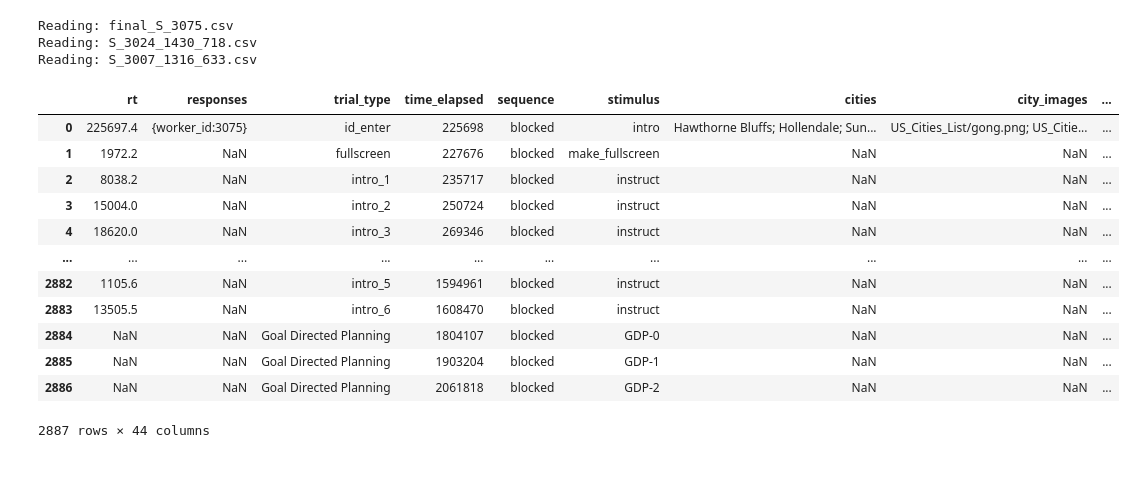
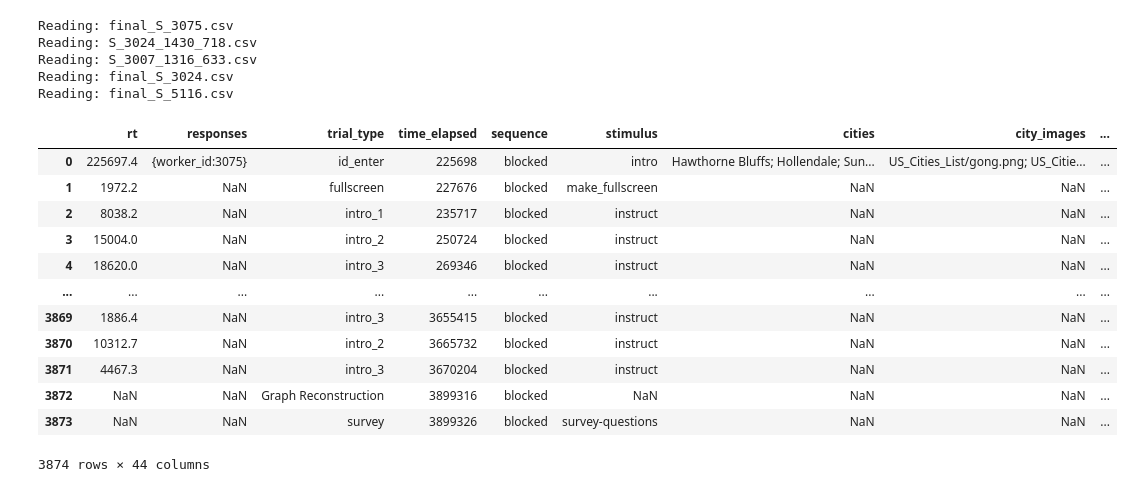
Before and after one commit to JerryGuo2001/GraphWalkFlights, a Jupyter notebook: Graph-Walk-Flight_Psiturk_by_Jerry_Rohin/data/analysis/GW_RA_analysis.ipynb, the cells around one changed output. Cells and saved outputs as stored; diff of their text form; code cells hidden in the pictures.

```diff
--- a/Graph-Walk-Flight_Psiturk_by_Jerry_Rohin/data/analysis/GW_RA_analysis.ipynb
+++ b/Graph-Walk-Flight_Psiturk_by_Jerry_Rohin/data/analysis/GW_RA_analysis.ipynb
@@ -6,46 +6,66 @@ import os
 import pandas as pd
 from statsmodels.stats.multicomp import pairwise_tukeyhsd
 folder_path = "../RA_data"
-
+folder_path_2 = "/Users/rohinpalsule/Downloads/RA_rep"
 df_list = []
 
 # Iterate through all CSV files in the folder
 for file in os.listdir(folder_path):
     if file.endswith(".csv"):  # Check if the file is a CSV
         file_path = os.path.join(folder_path, file)
         print(f"Reading: {file}")
         try:
             df_individual = pd.read_csv(file_path, on_bad_lines='skip')
             if 'Peoria' in df_individual['cities'][0]:
                 df_individual['city_type'] = 'US'
             else: df_individual['city_type'] = 'Fictional'
             df_list.append(df_individual)
         except Exception as e:
             print(f"Error reading {file}: {e}")
 
+df_rep_list = []
+
+# Iterate through all CSV files in the folder
+for file in os.listdir(folder_path_2):
+    if file.endswith(".csv"):  # Check if the file is a CSV
+        file_path = os.path.join(folder_path_2, file)
+        print(f"Reading: {file}")
+        try:
+            df_individual = pd.read_csv(file_path, on_bad_lines='skip')
+            df_rep_list.append(df_individual)
+        except Exception as e:
+            print(f"Error reading {file}: {e}")
+
+# Concatenate all DataFrames
+df_rep = pd.concat(df_rep_list, ignore_index=True)
+df_rep['partid'] = df_rep['responses'].str.replace('{worker_id:',"").str.replace('}', '')
+df_rep['partid'] = df_rep['partid'].ffill()
+df_rep['sequence']=df_rep['sequence'].ffill()
 # Concatenate all DataFrames
 df_flights = pd.concat(df_list, ignore_index=True)
 df_flights['partid'] = df_flights['responses'].str.replace('{worker_id:',"").str.replace('}', '')
 df_flights['partid'] = df_flights['partid'].ffill()
 df_flights['sequence']=df_flights['sequence'].ffill()
 df_flights
 # %% [output]
 Reading: final_S_3075.csv
 Reading: S_3024_1430_718.csv
 Reading: S_3007_1316_633.csv
+Reading: final_S_3024.csv
+Reading: final_S_5116.csv
 |  | rt | responses | trial_type | time_elapsed | sequence | stimulus | cities | city_images | ... |
 | 0 | 225697.4 | {worker_id:3075} | id_enter | 225698 | blocked | intro | Hawthorne Bluffs; Hollendale; Sun... | US_Cities_List/gong.png; US_Citie... | ... |
 | 1 | 1972.2 | NaN | fullscreen | 227676 | blocked | make_fullscreen | NaN | NaN | ... |
 | 2 | 8038.2 | NaN | intro_1 | 235717 | blocked | instruct | NaN | NaN | ... |
 | 3 | 15004.0 | NaN | intro_2 | 250724 | blocked | instruct | NaN | NaN | ... |
 | 4 | 18620.0 | NaN | intro_3 | 269346 | blocked | instruct | NaN | NaN | ... |
 | ... | ... | ... | ... | ... | ... | ... | ... | ... | ... |
-| 2882 | 1105.6 | NaN | intro_5 | 1594961 | blocked | instruct | NaN | NaN | ... |
-| 2883 | 13505.5 | NaN | intro_6 | 1608470 | blocked | instruct | NaN | NaN | ... |
-| 2884 | NaN | NaN | Goal Directed Planning | 1804107 | blocked | GDP-0 | NaN | NaN | ... |
-| 2885 | NaN | NaN | Goal Directed Planning | 1903204 | blocked | GDP-1 | NaN | NaN | ... |
-| 2886 | NaN | NaN | Goal Directed Planning | 2061818 | blocked | GDP-2 | NaN | NaN | ... |
+| 3869 | 1886.4 | NaN | intro_3 | 3655415 | blocked | instruct | NaN | NaN | ... |
+| 3870 | 10312.7 | NaN | intro_2 | 3665732 | blocked | instruct | NaN | NaN | ... |
+| 3871 | 4467.3 | NaN | intro_3 | 3670204 | blocked | instruct | NaN | NaN | ... |
+| 3872 | NaN | NaN | Graph Reconstruction | 3899316 | blocked | NaN | NaN | NaN | ... |
+| 3873 | NaN | NaN | survey | 3899326 | blocked | survey-questions | NaN | NaN | ... |
-2887 rows × 44 columns
+3874 rows × 44 columns
 # %%
 bad_partid = ['5cba50bf114fa5001aac5570','6657584ca6e3645f4a99e753','67e2b86a96de1816df85cefe','5fadeb340e10471fdeb5fbf5']
 direct_df = df_flights[df_flights['trial_type']=='directmemory_phase']
```
Also changed, not shown: parts of 8 cells of this notebook, 3 other files.
